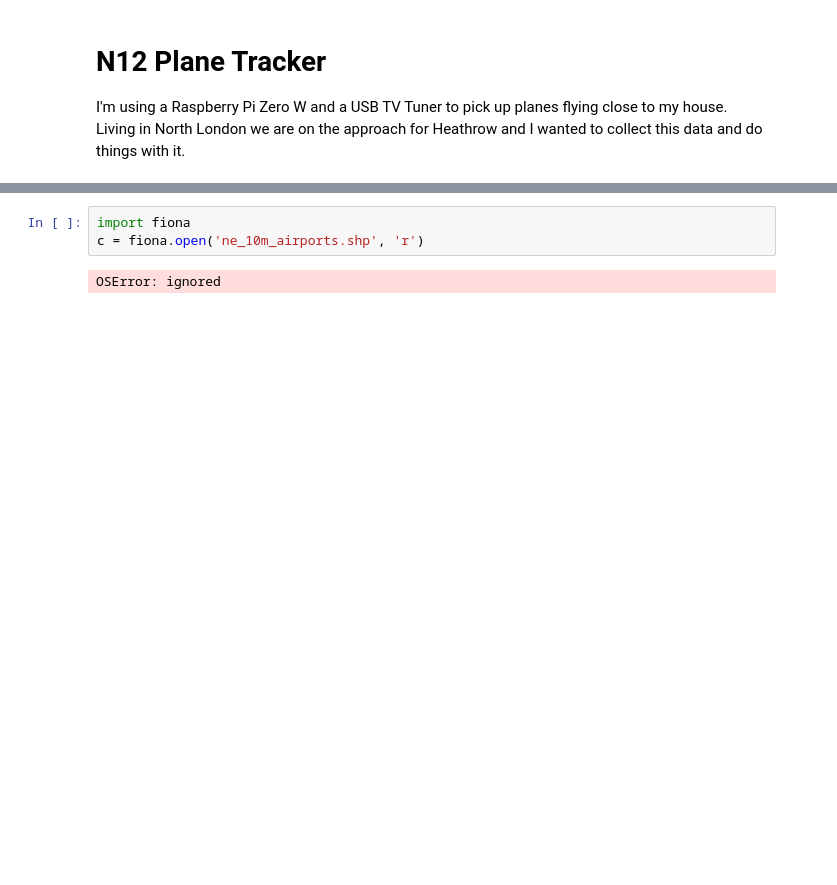
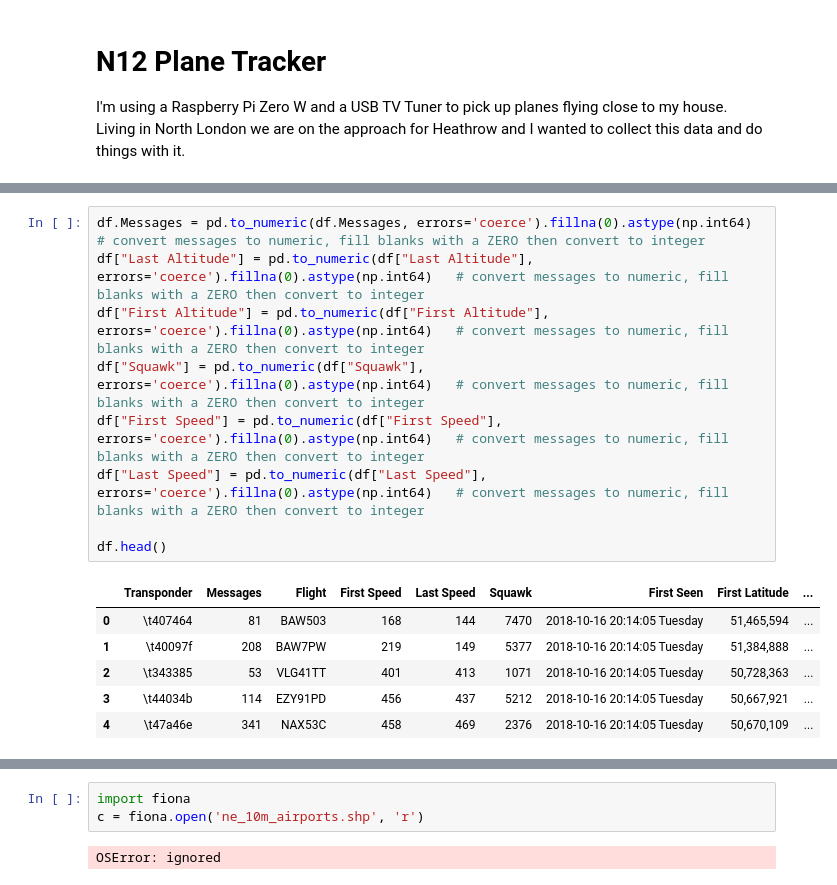
Before and after one commit to sierrajulietromeo/N12_plane_spotter, a Jupyter notebook: N15_Plane_Tracker.ipynb, the cells around one changed output, grey strips where cells are left out. Saved outputs shown, nothing was run; the diff lists cells and outputs as text; blank space fills up the shorter version.

```diff
--- a/N15_Plane_Tracker.ipynb
+++ b/N15_Plane_Tracker.ipynb
@@ -54,3 +50,19 @@ len(df)  # Checking number of records in the dataframe
+# %%
+df.Messages = pd.to_numeric(df.Messages, errors='coerce').fillna(0).astype(np.int64)   # convert messages to numeric, fill blanks with a ZERO then convert to integer
+df["Last Altitude"] = pd.to_numeric(df["Last Altitude"], errors='coerce').fillna(0).astype(np.int64)   # convert messages to numeric, fill blanks with a ZERO then convert to integer
+df["First Altitude"] = pd.to_numeric(df["First Altitude"], errors='coerce').fillna(0).astype(np.int64)   # convert messages to numeric, fill blanks with a ZERO then convert to integer
+df["Squawk"] = pd.to_numeric(df["Squawk"], errors='coerce').fillna(0).astype(np.int64)   # convert messages to numeric, fill blanks with a ZERO then convert to integer
+df["First Speed"] = pd.to_numeric(df["First Speed"], errors='coerce').fillna(0).astype(np.int64)   # convert messages to numeric, fill blanks with a ZERO then convert to integer
+df["Last Speed"] = pd.to_numeric(df["Last Speed"], errors='coerce').fillna(0).astype(np.int64)   # convert messages to numeric, fill blanks with a ZERO then convert to integer
+
+df.head()
+# %% [output]
+|  | Transponder | Messages | Flight | First Speed | Last Speed | Squawk | First Seen | First Latitude | ... |
+| 0 | \t407464 | 81 | BAW503 | 168 | 144 | 7470 | 2018-10-16 20:14:05 Tuesday | 51,465,594 | ... |
+| 1 | \t40097f | 208 | BAW7PW | 219 | 149 | 5377 | 2018-10-16 20:14:05 Tuesday | 51,384,888 | ... |
+| 2 | \t343385 | 53 | VLG41TT | 401 | 413 | 1071 | 2018-10-16 20:14:05 Tuesday | 50,728,363 | ... |
+| 3 | \t44034b | 114 | EZY91PD | 456 | 437 | 5212 | 2018-10-16 20:14:05 Tuesday | 50,667,921 | ... |
+| 4 | \t47a46e | 341 | NAX53C | 458 | 469 | 2376 | 2018-10-16 20:14:05 Tuesday | 50,670,109 | ... |
 # %%
 print(list(df.columns))
 # %% [output]
```
Also changed, not shown: parts of 10 cells of this notebook.
